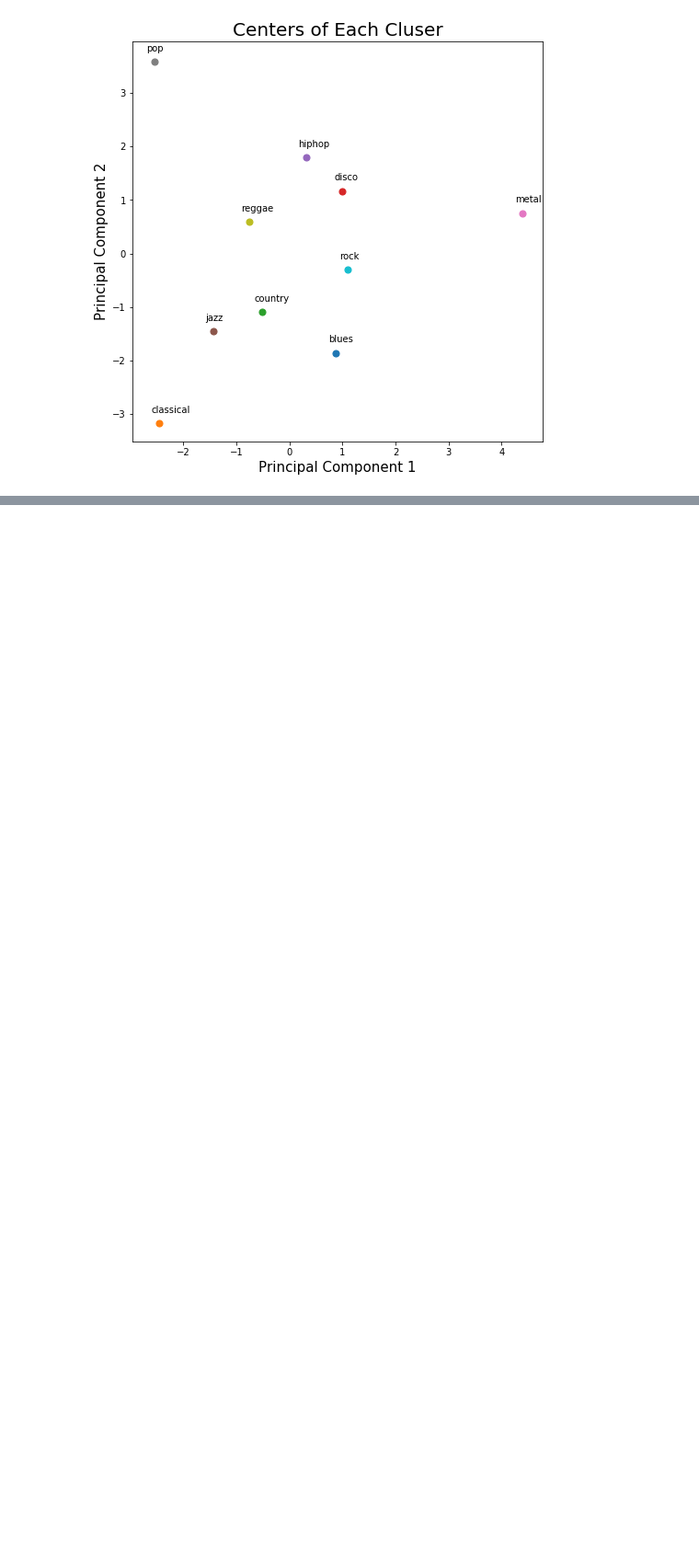
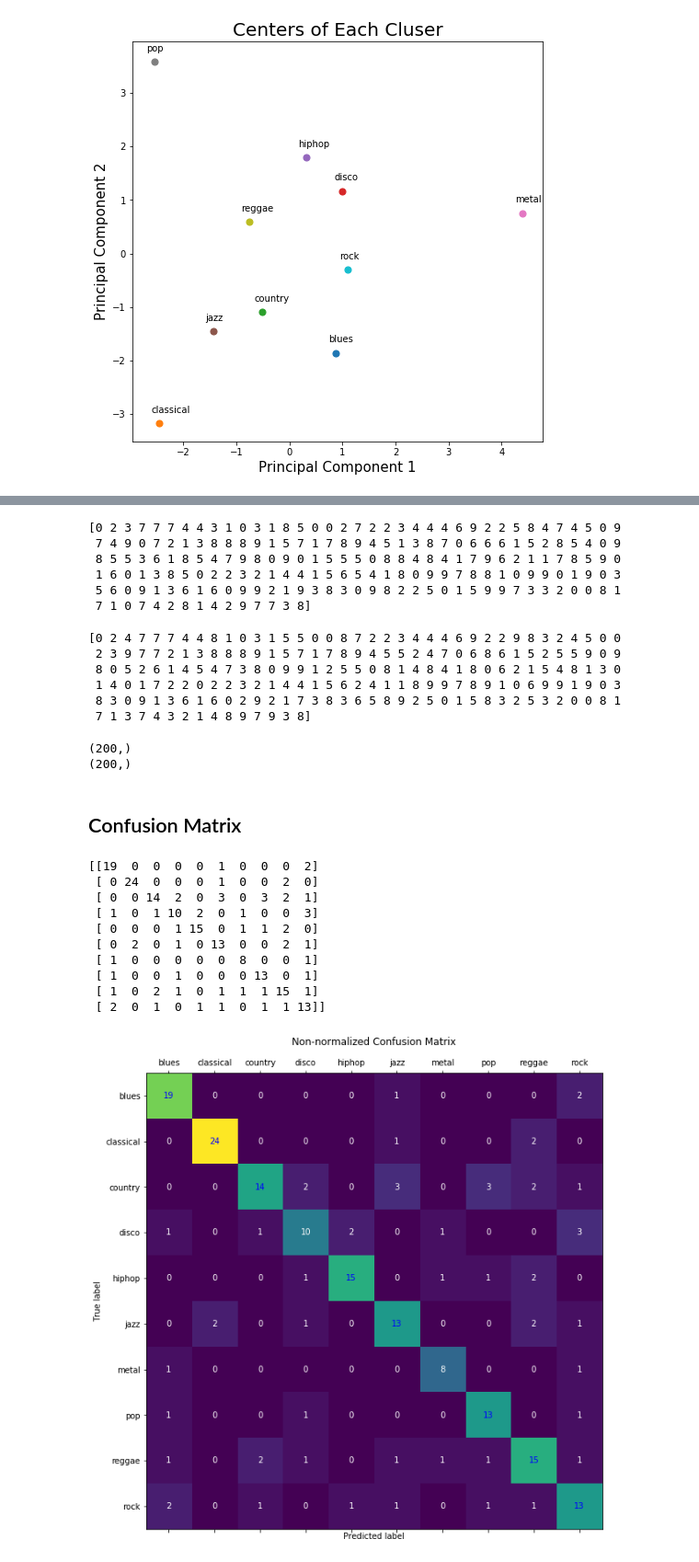
Before and after one commit to diyahir/ELEC475, a Jupyter notebook: Diyahir Term Project Notebook.ipynb, the cells around one changed output, grey strips where cells are left out. Shown: that part at 92% size. Cells and saved outputs as stored; diff of their text form; code cells hidden in the pictures; blank space fills up the shorter version.

Commit message:
Added neural network and confusion matrices

```diff
--- a/Diyahir Term Project Notebook.ipynb
+++ b/Diyahir Term Project Notebook.ipynb
@@ -191,0 +530,6 @@ for target in genres:
+# %%
+lldpt_model.fit(partial_x_train,
+              partial_y_train,
+              epochs=30,
+              batch_size=512)
+results = lldpt_model.evaluate(X_test, y_test)
@@ -191,0 +562,2 @@ for target in genres:
+# %%
+predictions = lldpt_model.predict(X_test)
@@ -191,0 +594,65 @@ for target in genres:
+# %%
+y_pred = np.argmax(predictions, axis=-1)
+print(y_pred)
+# %% [output]
+[0 2 3 7 7 7 4 4 3 1 0 3 1 8 5 0 0 2 7 2 2 3 4 4 4 6 9 2 2 5 8 4 7 4 5 0 9
+ 7 4 9 0 7 2 1 3 8 8 8 9 1 5 7 1 7 8 9 4 5 1 3 8 7 0 6 6 6 1 5 2 8 5 4 0 9
+ 8 5 5 3 6 1 8 5 4 7 9 8 0 9 0 1 5 5 5 0 8 8 4 8 4 1 7 9 6 2 1 1 7 8 5 9 0
+ 1 6 0 1 3 8 5 0 2 2 3 2 1 4 4 1 5 6 5 4 1 8 0 9 9 7 8 8 1 0 9 9 0 1 9 0 3
+ 5 6 0 9 1 3 6 1 6 0 9 9 2 1 9 3 8 3 0 9 8 2 2 5 0 1 5 9 9 7 3 3 2 0 0 8 1
+ 7 1 0 7 4 2 8 1 4 2 9 7 7 3 8]
+# %%
+print(y_test)
+# %% [output]
+[0 2 4 7 7 7 4 4 8 1 0 3 1 5 5 0 0 8 7 2 2 3 4 4 4 6 9 2 2 9 8 3 2 4 5 0 0
+ 2 3 9 7 7 2 1 3 8 8 8 9 1 5 7 1 7 8 9 4 5 5 2 4 7 0 6 8 6 1 5 2 5 5 9 0 9
+ 8 0 5 2 6 1 4 5 4 7 3 8 0 9 9 1 2 5 5 0 8 1 4 8 4 1 8 0 6 2 1 5 4 8 1 3 0
+ 1 4 0 1 7 2 2 0 2 2 3 2 1 4 4 1 5 6 2 4 1 1 8 9 9 7 8 9 1 0 6 9 9 1 9 0 3
+ 8 3 0 9 1 3 6 1 6 0 2 9 2 1 7 3 8 3 6 5 8 9 2 5 0 1 5 8 3 2 5 3 2 0 0 8 1
+ 7 1 3 7 4 3 2 1 4 8 9 7 9 3 8]
+# %%
+# Validate their shapes
+print(y_pred.shape)
+print(y_test.shape)
+# %% [output]
+(200,)
+(200,)
+# %% [markdown]
+## Confusion Matrix
+# %%
+cm = confusion_matrix(y_test, y_pred)
+# %%
+plt.figure(figsize=(10, 10))
+plt.matshow(cm,fignum=1)
+plt.xlabel('Predicted label')
+# Show all ticks and label them with their respective entries.
+plt.xticks(np.arange(cm.shape[1]), genres)
+plt.yticks(np.arange(cm.shape[0]), genres)
+
+# Label the squares.
+fmt = '.0f'
+thresh = cm.max() / 2.
+for i in range(cm.shape[0]):
+    for j in range(cm.shape[1]):
+        plt.text(j, i, format(cm[i, j], fmt),
+                ha="center", va="center",
+                color="blue" if cm[i, j] > thresh else "white")
+plt.tight_layout()
+
+plt.ylabel('True label')
+plt.title('Non-normalized Confusion Matrix')
+print(cm)
+plt.savefig('non_normalized_cm.png')
+plt.show()
+# %% [output]
+[[19  0  0  0  0  1  0  0  0  2]
+ [ 0 24  0  0  0  1  0  0  2  0]
+ [ 0  0 14  2  0  3  0  3  2  1]
+ [ 1  0  1 10  2  0  1  0  0  3]
+ [ 0  0  0  1 15  0  1  1  2  0]
+ [ 0  2  0  1  0 13  0  0  2  1]
+ [ 1  0  0  0  0  0  8  0  0  1]
+ [ 1  0  0  1  0  0  0 13  0  1]
+ [ 1  0  2  1  0  1  1  1 15  1]
+ [ 2  0  1  0  1  1  0  1  1 13]]
+[figure, added]
```
Also changed, not shown: parts of 55 cells of this notebook.
